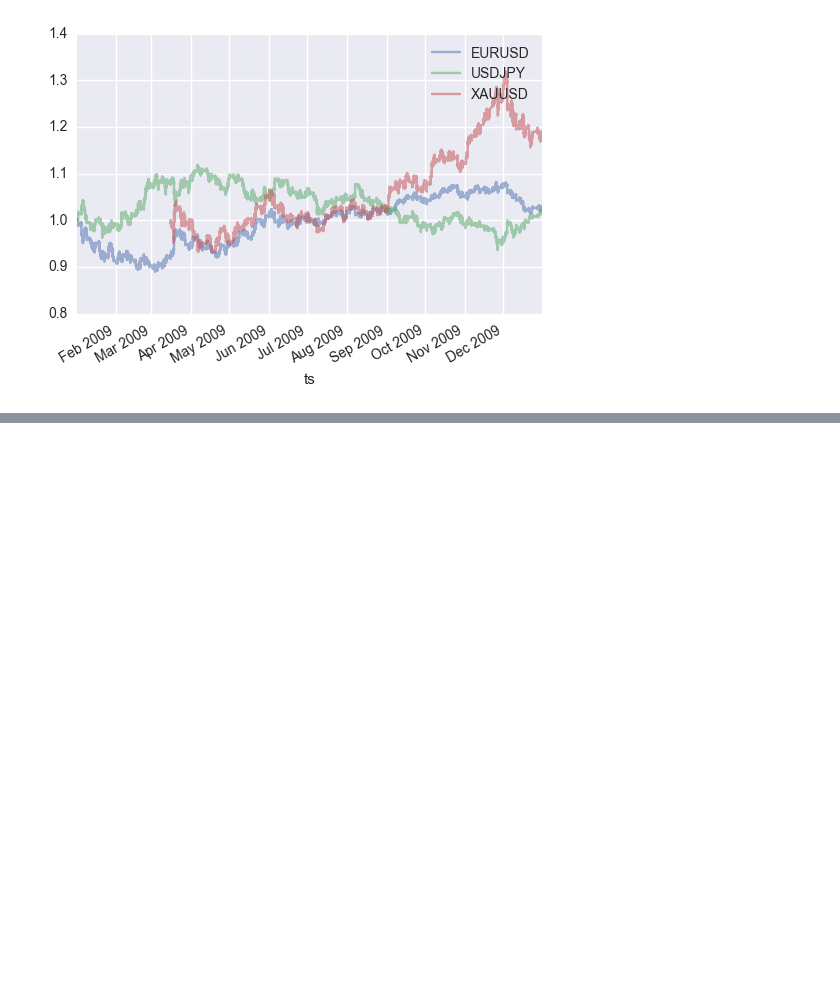
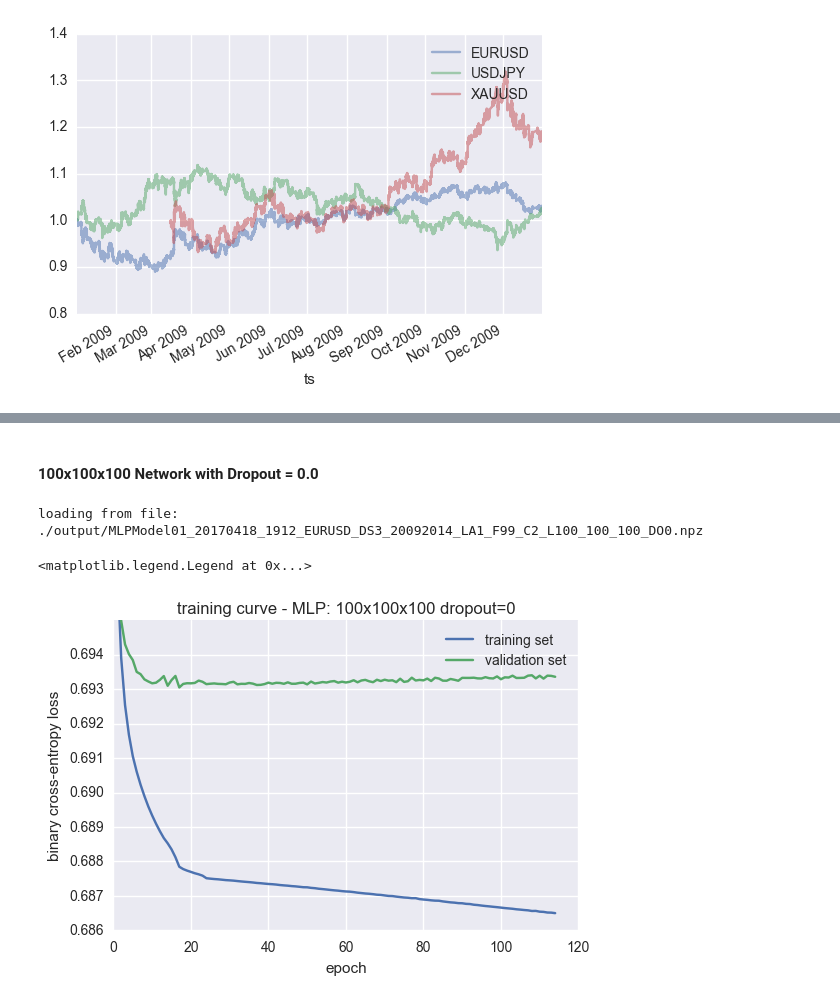
Before and after one commit to andrewwilson/mlnd_capstone, a Jupyter notebook: PrepareExtractsForReport.ipynb, the cells around one changed output, grey strips where cells are left out. Drawn from its saved outputs; the diff is of its cells as text; code cells hidden in the pictures; blank space fills up the shorter version.

```diff
--- a/PrepareExtractsForReport.ipynb
+++ b/PrepareExtractsForReport.ipynb
@@ -197,0 +235,29 @@ plt.legend()
+# %% [markdown]
+#### 100x100x100 Network with Dropout = 0.0
+# %%
+pc = model01.ProgressCallback.load('MLPModel01_20170418_1912_EURUSD_DS3_20092014_LA1_F99_C2_L100_100_100_DO0')
+
+model_desc = "MLP: 100x100x100 dropout=0"
+model_caption = "training set: EURUSD 2009-2014, validation set: EURUSD 2015"
+#ylims = (0.692,0.695)
+ylims = (0.686,0.695)
+
+
+#FILENAME = './output/MLPModel01_20170418_1912_EURUSD_DS3_20092014_LA1_F99_C2_L100_100_100_DO0-115-0.6934.hdf5'
+FILENAME = './output/MLPModel01_20170418_1912_EURUSD_DS3_20092014_LA1_F99_C2_L100_100_100_DO0-020-0.6932.hdf5'
+model = keras.models.load_model(FILENAME)
+# %% [output]
+loading from file: ./output/MLPModel01_20170418_1912_EURUSD_DS3_20092014_LA1_F99_C2_L100_100_100_DO0.npz
+# %%
+fig = plt.figure()
+plt.plot(pc.train_losses[:], label='training set')
+plt.plot(pc.validation_losses[:], label='validation set')
+ax= fig.axes[0]
+ax.set_ylim(ylims[0], ylims[1])
+ax.set_xlabel('epoch')
+ax.set_ylabel('binary cross-entropy loss')
+plt.title('training curve - ' + model_desc)
+plt.legend()
+# %% [output]
+<matplotlib.legend.Legend at 0x...>
+[figure, added]
```
Also changed, not shown: parts of 9 cells of this notebook, 4 other files.
